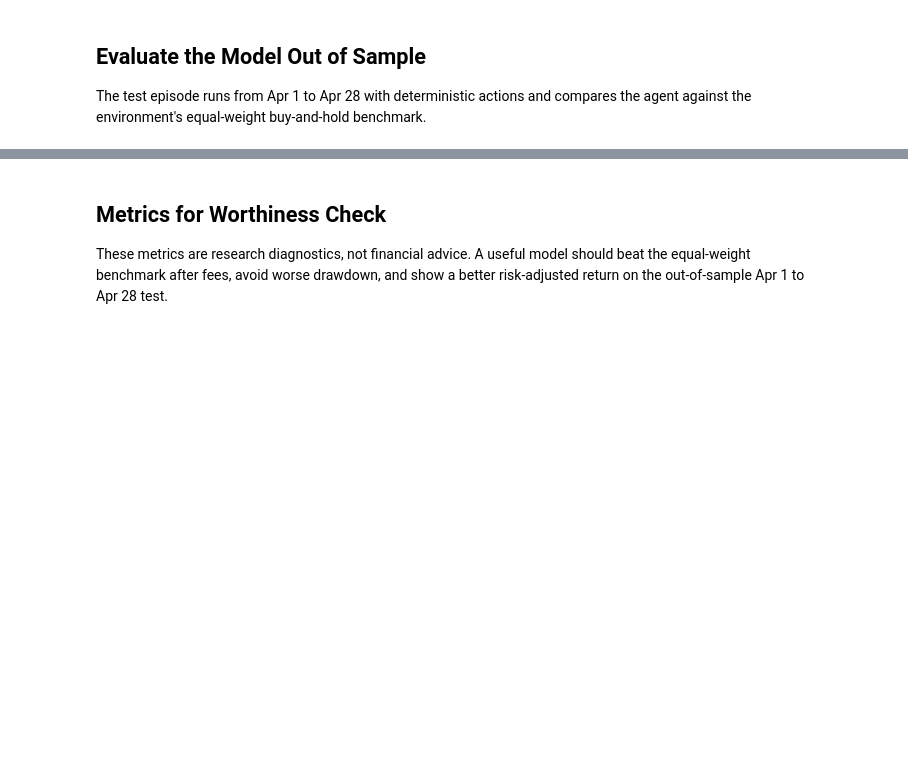
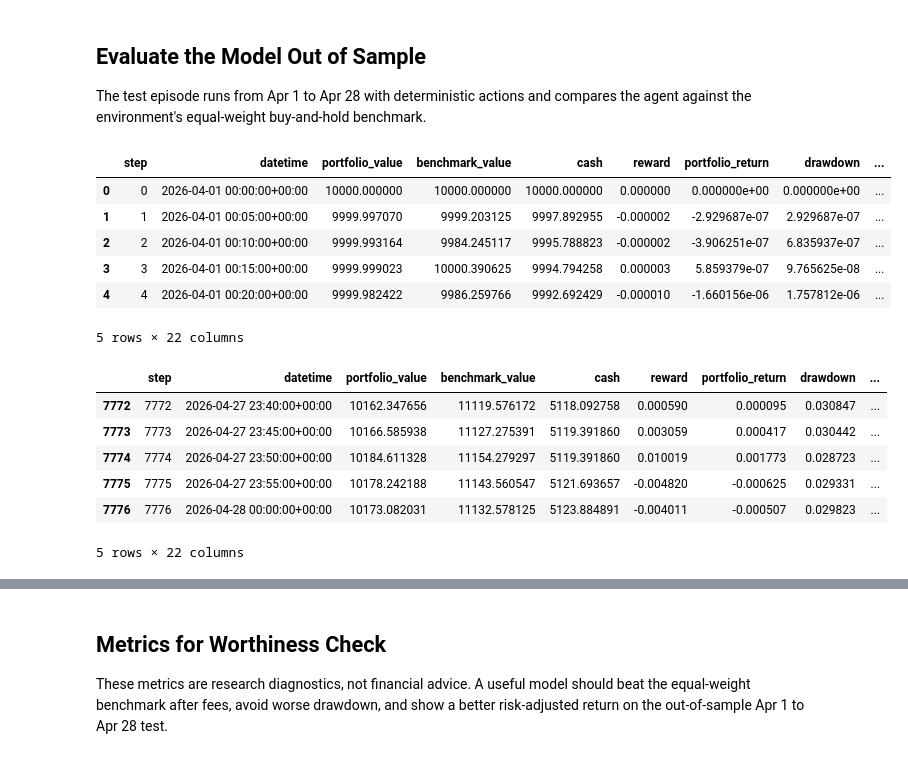
Before and after one commit to DivyeshVagh7/Profit-Pilot, a Jupyter notebook: notebooks/Local Run/Local_run_5m.ipynb, the cells around one changed output, grey strips where cells are left out. Saved outputs shown, nothing was run; the diff lists cells and outputs as text; code cells hidden in the pictures; blank space fills up the shorter version.

```diff
--- a/notebooks/Local Run/Local_run_5m.ipynb
+++ b/notebooks/Local Run/Local_run_5m.ipynb
@@ -122,9 +128,9 @@ DATA_END_ISO = TEST_END_ISO
 
 INITIAL_CASH = 10_000.0
 LOOKBACK = 96
-TOTAL_TIMESTEPS = int(os.environ.get('PROFIT_PILOT_TOTAL_TIMESTEPS', '300000'))
+TOTAL_TIMESTEPS = 500_000
 TRAIN_MODEL = not env_flag('PROFIT_PILOT_SKIP_TRAINING', default=False)
-USE_LSTM = env_flag('PROFIT_PILOT_USE_LSTM', default=False)
+USE_LSTM = True
 FORCE_REDOWNLOAD = env_flag('PROFIT_PILOT_FORCE_REDOWNLOAD', default=False)
 RUN_FINAL_FULL_WINDOW_RETRAIN = env_flag('PROFIT_PILOT_FULL_WINDOW_RETRAIN', default=False)
 
@@ -558,32 +609,47 @@ def evaluate_trading_model(model, bundle: dict, label: str) -> pd.DataFrame:
     episode_start = np.array([True], dtype=bool)
 
     while not done:
         if USE_LSTM:
             action, lstm_state = model.predict(
                 observation,
                 state=lstm_state,
                 episode_start=episode_start,
-                deterministic=True,
+                deterministic=False,
             )
         else:
-            action, _ = model.predict(observation, deterministic=True)
+            action, _ = model.predict(observation, deterministic=False)
 
         observation, reward, terminated, truncated, info = env.step(action)
         done = terminated or truncated
         step += 1
         records.append(make_eval_record(env, timestamps, step=step, reward=reward, action=action, info=info))
         episode_start = np.array([done], dtype=bool)
 
     result = pd.DataFrame(records)
     result['label'] = label
     return result
 
 
 test_results = evaluate_trading_model(model, test_bundle, label='test_2026_0401_0428')
 test_csv_path = REPORT_DIR / f'{MODEL_NAME}_test_2026_0401_0428_results.csv'
 test_results.to_csv(test_csv_path, index=False)
 display(test_results.head())
 display(test_results.tail())
 print(f'Test actual start: {test_results["datetime"].iloc[0]}')
 print(f'Test actual end:   {test_results["datetime"].iloc[-1]}')
 print(f'Saved test results: {test_csv_path}')
+# %% [output]
+|  | step | datetime | portfolio_value | benchmark_value | cash | reward | portfolio_return | drawdown | ... |
+| 0 | 0 | 2026-04-01 00:00:00+00:00 | 10000.000000 | 10000.000000 | 10000.000000 | 0.000000 | 0.000000e+00 | 0.000000e+00 | ... |
+| 1 | 1 | 2026-04-01 00:05:00+00:00 | 9999.997070 | 9999.203125 | 9997.892955 | -0.000002 | -2.929687e-07 | 2.929687e-07 | ... |
+| 2 | 2 | 2026-04-01 00:10:00+00:00 | 9999.993164 | 9984.245117 | 9995.788823 | -0.000002 | -3.906251e-07 | 6.835937e-07 | ... |
+| 3 | 3 | 2026-04-01 00:15:00+00:00 | 9999.999023 | 10000.390625 | 9994.794258 | 0.000003 | 5.859379e-07 | 9.765625e-08 | ... |
+| 4 | 4 | 2026-04-01 00:20:00+00:00 | 9999.982422 | 9986.259766 | 9992.692429 | -0.000010 | -1.660156e-06 | 1.757812e-06 | ... |
+5 rows × 22 columns
+|  | step | datetime | portfolio_value | benchmark_value | cash | reward | portfolio_return | drawdown | ... |
+| 7772 | 7772 | 2026-04-27 23:40:00+00:00 | 10162.347656 | 11119.576172 | 5118.092758 | 0.000590 | 0.000095 | 0.030847 | ... |
+| 7773 | 7773 | 2026-04-27 23:45:00+00:00 | 10166.585938 | 11127.275391 | 5119.391860 | 0.003059 | 0.000417 | 0.030442 | ... |
+| 7774 | 7774 | 2026-04-27 23:50:00+00:00 | 10184.611328 | 11154.279297 | 5119.391860 | 0.010019 | 0.001773 | 0.028723 | ... |
+| 7775 | 7775 | 2026-04-27 23:55:00+00:00 | 10178.242188 | 11143.560547 | 5121.693657 | -0.004820 | -0.000625 | 0.029331 | ... |
+| 7776 | 7776 | 2026-04-28 00:00:00+00:00 | 10173.082031 | 11132.578125 | 5123.884891 | -0.004011 | -0.000507 | 0.029823 | ... |
+5 rows × 22 columns
```
Also changed, not shown: parts of 13 cells of this notebook, 30 other files.
